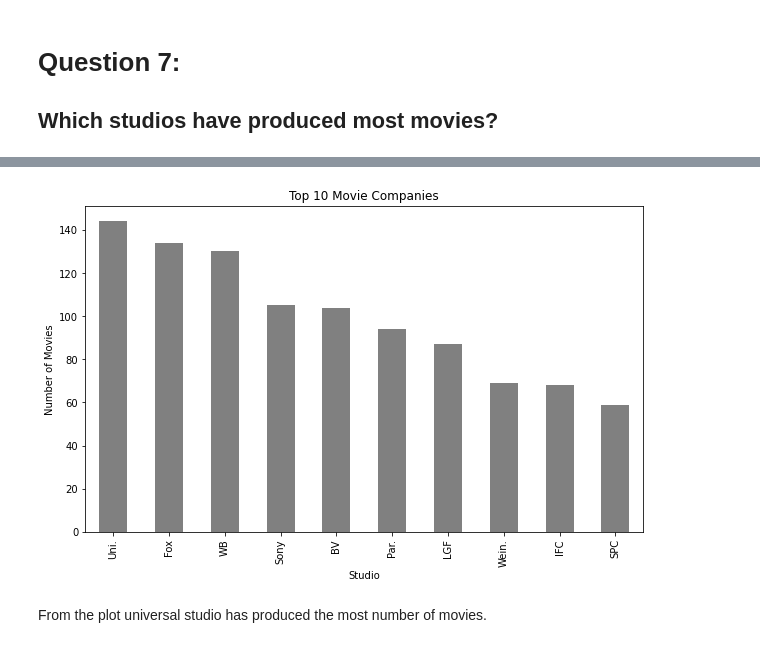
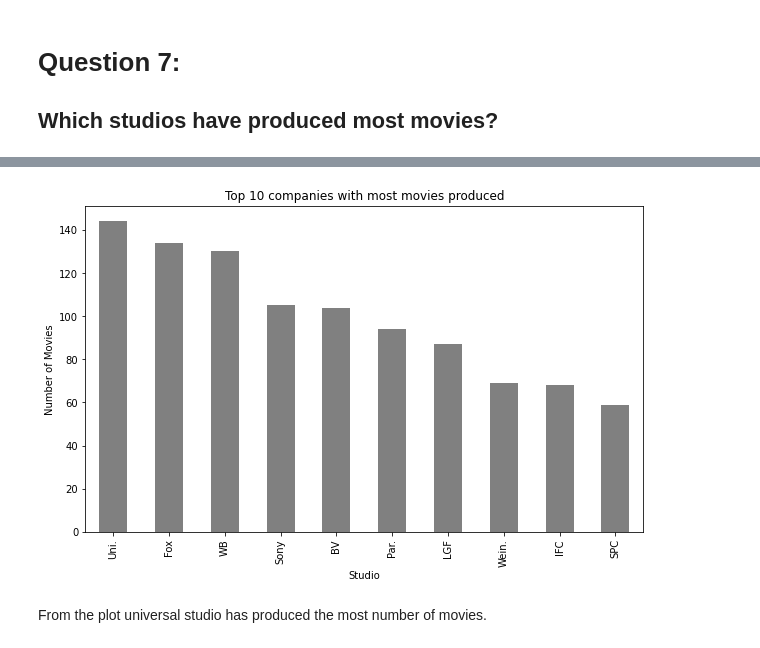
Before and after one commit to guddacandy/dsc-phase-1-project-v2-4, a Jupyter notebook: student.ipynb, the cells around one changed output, grey strips where cells are left out. Drawn from its saved outputs; the diff is of its cells as text; code cells hidden in the pictures.

```diff
--- a/student.ipynb
+++ b/student.ipynb
@@ -980,21 +980,21 @@ Name: studio, Length: 172, dtype: int64
 # %%
 # Plot a bar graph
 
 # Create a figure and axis object
 fig, ax = plt.subplots(figsize=(10, 6))
 
 # Plot the data on the specified axis as a horizontal bar plot
 Most_movies_produced.head(10).plot(kind='bar', color = 'grey', ax=ax)
 
 # Set the title, labels, and other formatting
-ax.set_title('Top 10 Movie Companies')
+ax.set_title('Top 10 companies with most movies produced')
 ax.set_xlabel('Studio')
 ax.set_ylabel('Number of Movies')
 
 # Display the plot
 plt.show()
 # %% [output]
-[figure, old version]
+[figure, new version]
 # %% [markdown]
 From the plot universal studio has produced the most number of movies.
 # %% [markdown]
```
Also changed, not shown: parts of 1 cell of this notebook, 5 other files.
